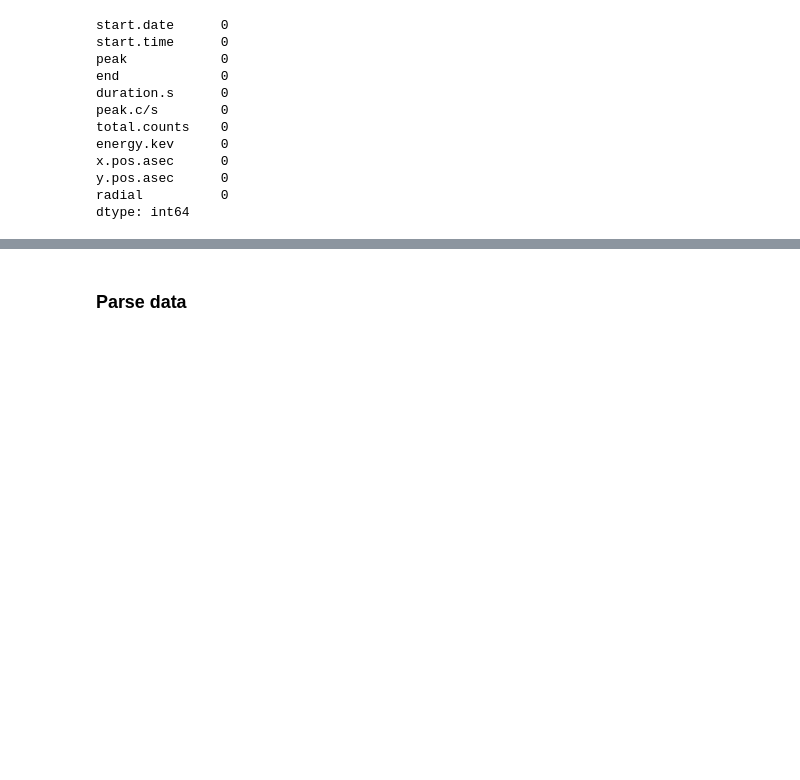
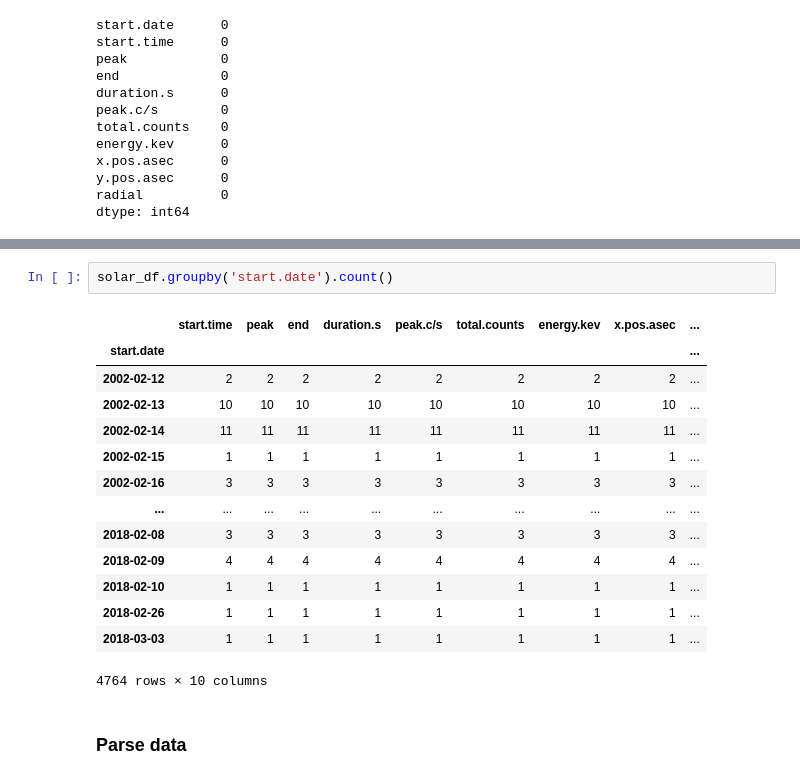
Before and after one commit to sbhalaru/Solar-Flare-Prediction, a Jupyter notebook: ece143_project.ipynb, the cells around one changed output, grey strips where cells are left out. Saved outputs shown, nothing was run; the diff lists cells and outputs as text; blank space fills up the shorter version.

```diff
--- a/ece143_project.ipynb
+++ b/ece143_project.ipynb
@@ -62,3 +66,20 @@ solar_df.describe()
+# %%
+solar_df.groupby('start.date').count()
+# %% [output]
+|  | start.time | peak | end | duration.s | peak.c/s | total.counts | energy.kev | x.pos.asec | ... |
+| start.date |  |  |  |  |  |  |  |  | ... |
+| 2002-02-12 | 2 | 2 | 2 | 2 | 2 | 2 | 2 | 2 | ... |
+| 2002-02-13 | 10 | 10 | 10 | 10 | 10 | 10 | 10 | 10 | ... |
+| 2002-02-14 | 11 | 11 | 11 | 11 | 11 | 11 | 11 | 11 | ... |
+| 2002-02-15 | 1 | 1 | 1 | 1 | 1 | 1 | 1 | 1 | ... |
+| 2002-02-16 | 3 | 3 | 3 | 3 | 3 | 3 | 3 | 3 | ... |
+| ... | ... | ... | ... | ... | ... | ... | ... | ... | ... |
+| 2018-02-08 | 3 | 3 | 3 | 3 | 3 | 3 | 3 | 3 | ... |
+| 2018-02-09 | 4 | 4 | 4 | 4 | 4 | 4 | 4 | 4 | ... |
+| 2018-02-10 | 1 | 1 | 1 | 1 | 1 | 1 | 1 | 1 | ... |
+| 2018-02-26 | 1 | 1 | 1 | 1 | 1 | 1 | 1 | 1 | ... |
+| 2018-03-03 | 1 | 1 | 1 | 1 | 1 | 1 | 1 | 1 | ... |
+4764 rows × 10 columns
 # %% [markdown]
 ### Parse data
 # %%
```
Also changed, not shown: parts of 64 cells of this notebook.
